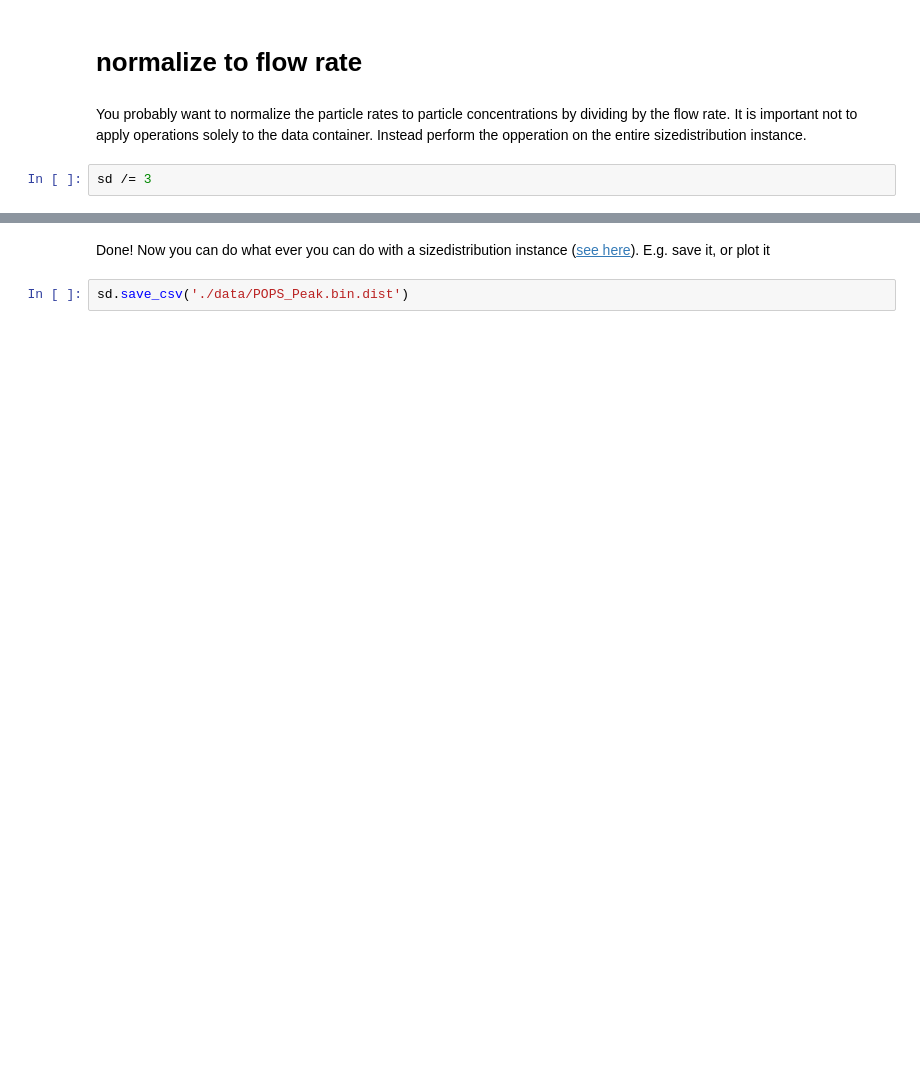
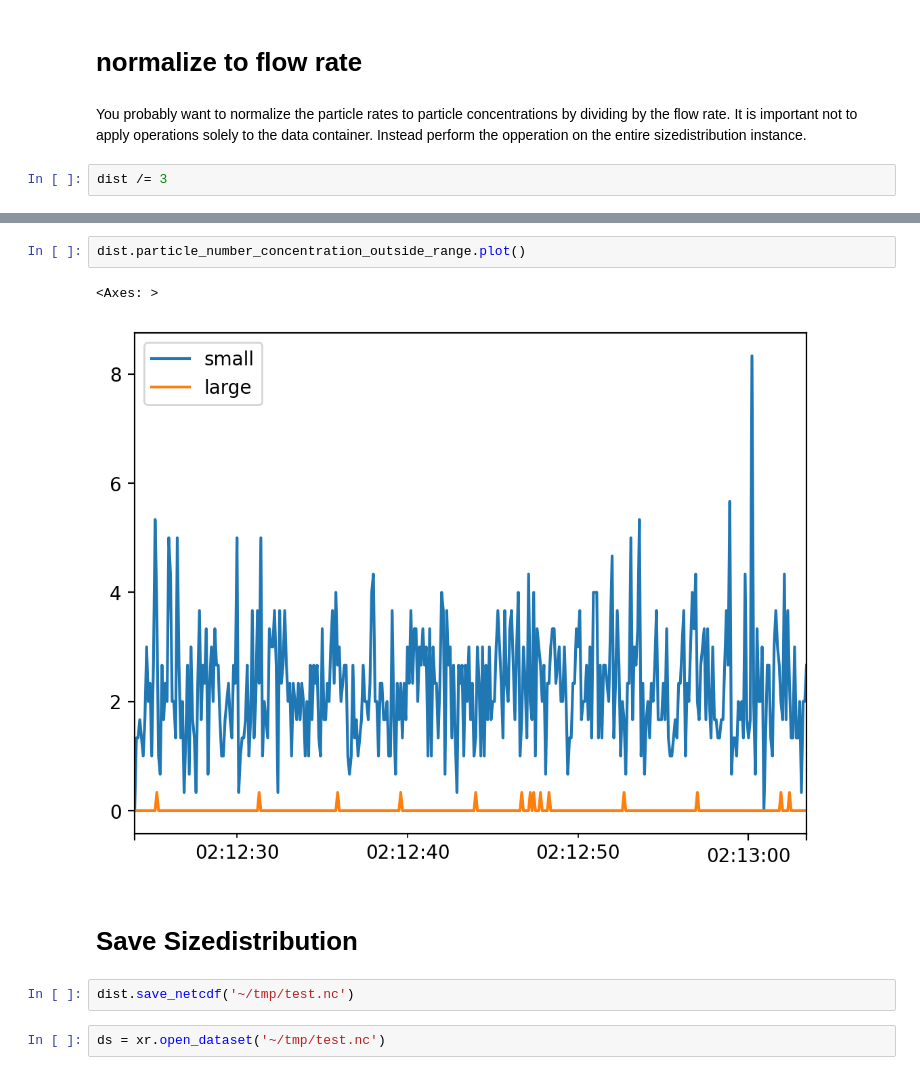
Before and after one commit to hagne/atm-py, a Jupyter notebook: examples/instruments_POPS_peak.ipynb, the cells around one changed output, grey strips where cells are left out. Cells and saved outputs as stored; diff of their text form; blank space fills up the shorter version.

```diff
--- a/examples/instruments_POPS_peak.ipynb
+++ b/examples/instruments_POPS_peak.ipynb
@@ -84,4 +88,4 @@ sd.particle_number_concentration_outside_range.plot()
 # %% [markdown]
 You probably want to normalize the particle rates to particle concentrations by dividing by the flow rate. It is important not to apply operations solely to the data container. Instead perform the opperation on the entire sizedistribution instance.
 # %%
-sd /= 3
+dist /= 3
@@ -119,4 +92,11 @@ sd.particle_number_concentration_outside_range
-# %% [markdown]
-Done! Now you can do what ever you can do with a sizedistribution instance ([see here](./sizedistribution.ipynb)). E.g. save it, or plot it
-# %%
-sd.save_csv('./data/POPS_Peak.bin.dist')
+# %%
+dist.particle_number_concentration_outside_range.plot()
+# %% [output]
+<Axes: >
+[figure, added]
+# %% [markdown]
+# Save Sizedistribution
+# %%
+dist.save_netcdf('~/tmp/test.nc')
+# %%
+ds = xr.open_dataset('~/tmp/test.nc')
```
Also changed, not shown: parts of 23 cells of this notebook, 7 other files.
